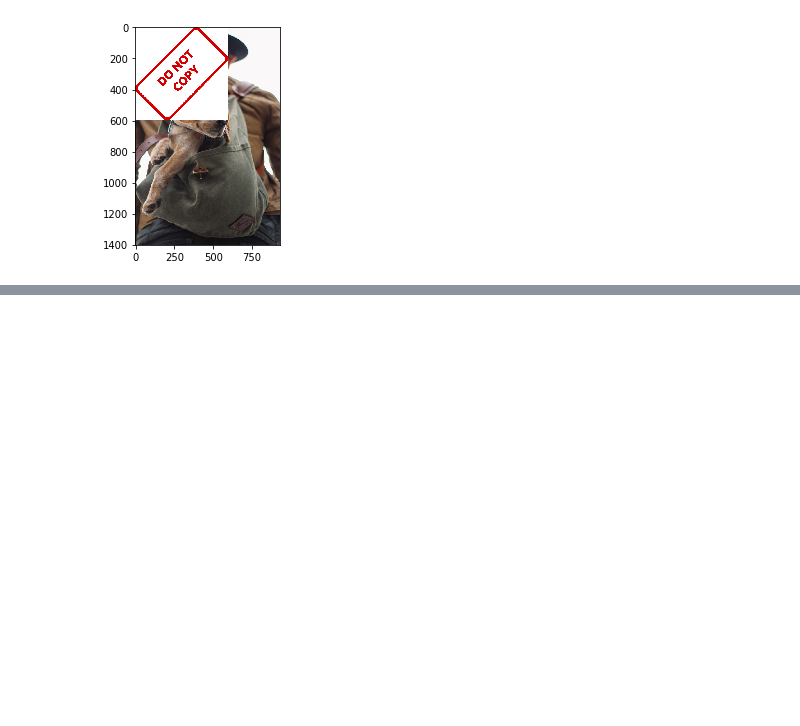
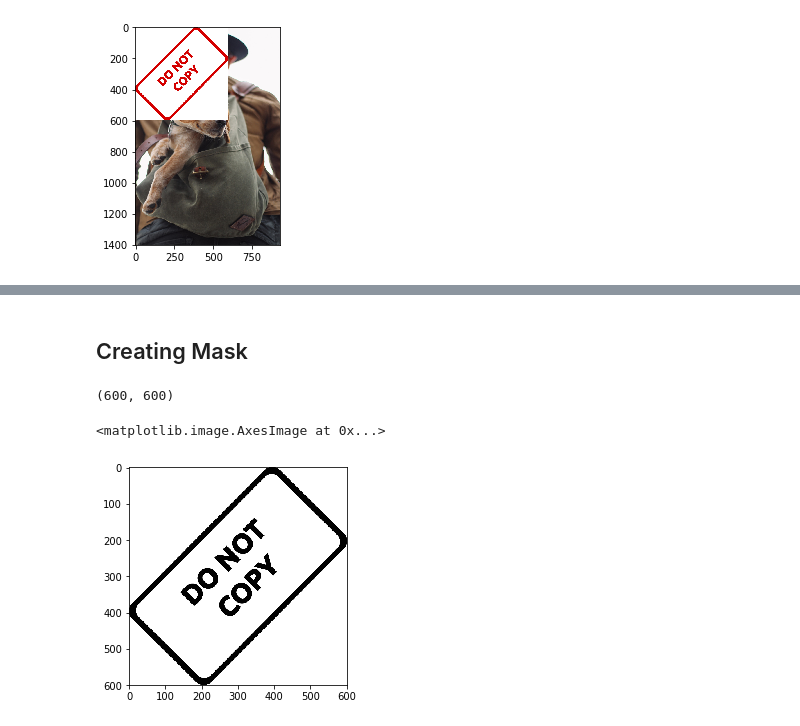
Before and after one commit to Ritvik19/Computer-Vision, a Jupyter notebook: 03b Blending Images.ipynb, the cells around one changed output, grey strips where cells are left out. Saved outputs shown, nothing was run; the diff lists cells and outputs as text; code cells hidden in the pictures; blank space fills up the shorter version.

```diff
--- a/03b Blending Images.ipynb
+++ b/03b Blending Images.ipynb
@@ -54,0 +74,10 @@ plt.imshow(large_img)
+# %% [markdown]
+## Creating Mask
+# %%
+img2gray = cv2.cvtColor(img2,cv2.COLOR_BGR2GRAY)
+print(img2gray.shape)
+plt.imshow(img2gray,cmap='gray')
+# %% [output]
+(600, 600)
+<matplotlib.image.AxesImage at 0x...>
+[figure, added]
```
Also changed, not shown: parts of 15 cells of this notebook.
